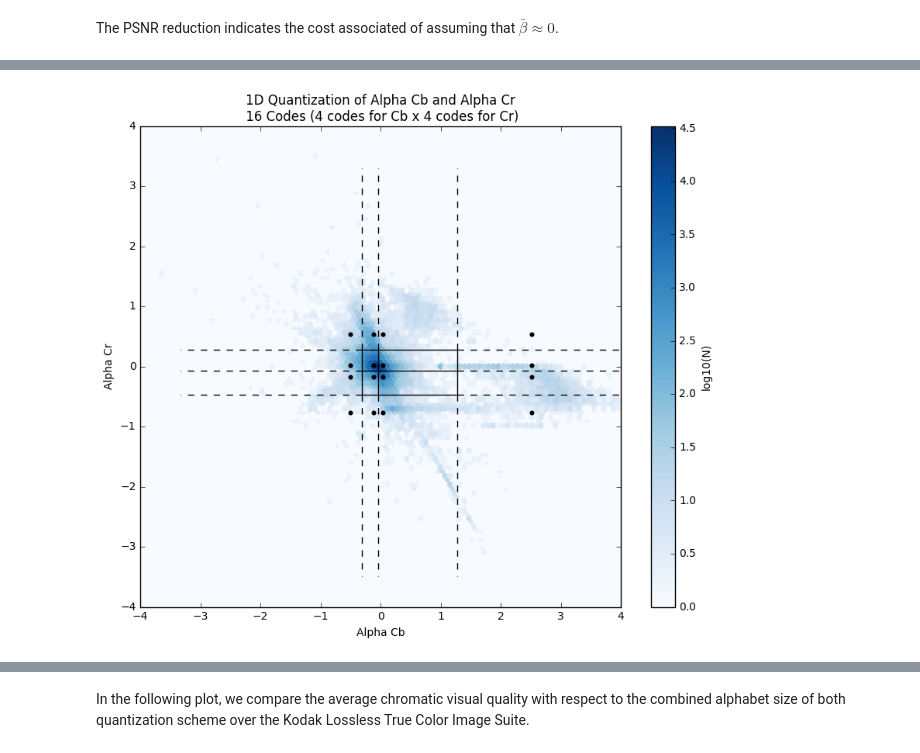
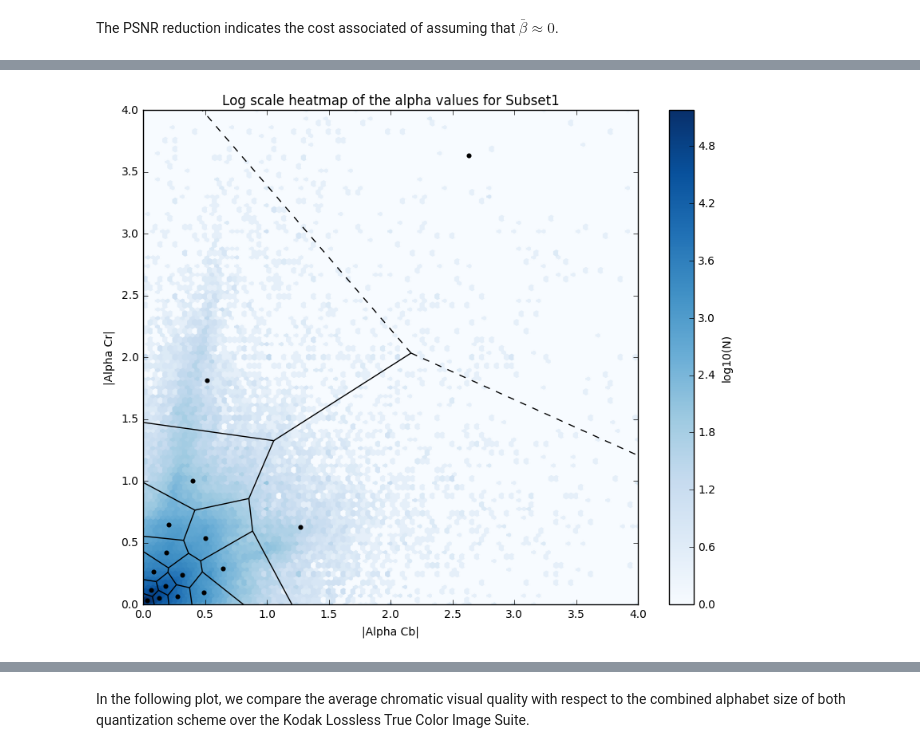
Before and after one commit to luctrudeau/AV1-CfL-Proposal, a Jupyter notebook: Chroma from Luma (CfL).ipynb, the cells around one changed output, grey strips where cells are left out. Cells and saved outputs as stored; diff of their text form; code cells hidden in the pictures.

Commit message:
Rewrote the quantization section

```diff
--- a/Chroma from Luma (CfL).ipynb
+++ b/Chroma from Luma (CfL).ipynb
@@ -128,13 +195,11 @@ def showPlanes(im):
     plt.subplot(1,3,3)
     showImage(im[:,:,2], "Cr")
 
-
 def showImage(im, title):
     plt.imshow(im, cmap = plt.get_cmap('gray'), vmin = 0, vmax = 255)
     plt.axis('off')
     plt.title(title)
 
-
-im = imread("images/lizard.jpg", mode="YCbCr")
-showPlanes(im);
+randIm = kodims[int(np.round(np.random.rand()*len(kodims)))]
+showPlanes(randIm);
 # %% [output]
@@ -416,10 +560,15 @@ def cfl_prop_q(im, block_size, plane, codes):
                 alpha = 0
             alphas.append(alpha)
 
+            a_alpha = np.abs(alpha)
+
             i = 0
-            while i < num_codes-1 and alpha > table[i]:
+            while i < num_codes-1 and a_alpha > table[i]:
                 i = i + 1
             alpha_q = codes[i]
+
+            if alpha != a_alpha:
+                alpha_q = -alpha_q
 
             cfl[y:y+block_size, x:x+block_size] = np.round(alpha_q * L + DC_PRED)
 
@@ -494,23 +627,33 @@ cb.set_label('log10(N)')
 # %%
-centers_cb, label = kmeans2(alphas_cb, 4)
-centers_cr, label = kmeans2(alphas_cr, 4)
-centers = cartesian((np.sort(centers_cb), np.sort(centers_cr)))
+def compute2D_starting_points(k, alphas_cb, alphas_cr):
+    starting_points = []
+    for i in range(1,k+1):
+        starting_points.append(np.round(i/(k+1)*100))
+    starting_points = np.percentile(alphas_cb, q=starting_points)
+    codes_cb, label = kmeans(alphas_cb, starting_points, check_finite=False)
+    codes_cb = np.sort(codes_cb)
+    codes_cr, label = kmeans(alphas_cr, codes_cb, check_finite=False)
+    codes_cr = np.sort(codes_cr)
+    return cartesian((codes_cb, codes_cr))
 
-vor1D = Voronoi(centers)
+starting_points = compute2D_starting_points(4, a_alphas_cb, a_alphas_cr)
+
+a_alphas_2D = np.column_stack((a_alphas_cb, a_alphas_cr))
+centers_2D, label = kmeans(a_alphas_2D, starting_points, check_finite=False)
+vor2D = Voronoi(centers_2D)
 
 plt.figure(figsize=(10,8))
 
-plt.hexbin(alphas_cb, alphas_cr, bins='log', cmap='Blues', extent=[-4, 4, -4, 4])
-plt.xlabel("Alpha Cb")
-plt.ylabel("Alpha Cr")
-plt.title(("1D Quantization of Alpha Cb and Alpha Cr\n 16 Codes (4 codes for Cb x 4 codes for Cr)"));
+plt.hexbin(a_alphas_cb, a_alphas_cr, bins='log', cmap='Blues', extent=[0, 4, 0, 4])
+plt.xlabel("|Alpha Cb|")
+plt.ylabel("|Alpha Cr|")
+plt.title("Log scale heatmap of the alpha values for Subset1")
 cb = plt.colorbar();
 cb.set_label('log10(N)')
 
-voronoi_plot_2d(vor1D, ax=plt.gca(), show_points=False, show_vertices=False)
-plt.scatter(centers[:,0], centers[:,1], c='black', marker='.', s=45);
-
-plt.gca().set_xlim([-4, 4])
-plt.gca().set_ylim([-4, 4]);
+voronoi_plot_2d(vor2D, ax=plt.gca(), show_points=False, show_vertices=False)
+plt.gca().set_xlim([0, 4])
+plt.gca().set_ylim([0, 4])
+plt.scatter(centers_2D[:,0], centers_2D[:,1], c='black', marker='.', s=45);
 # %% [output]
-[figure, old version]
+[figure, new version]
```
Also changed, not shown: parts of 50 cells of this notebook, 10 other files.
